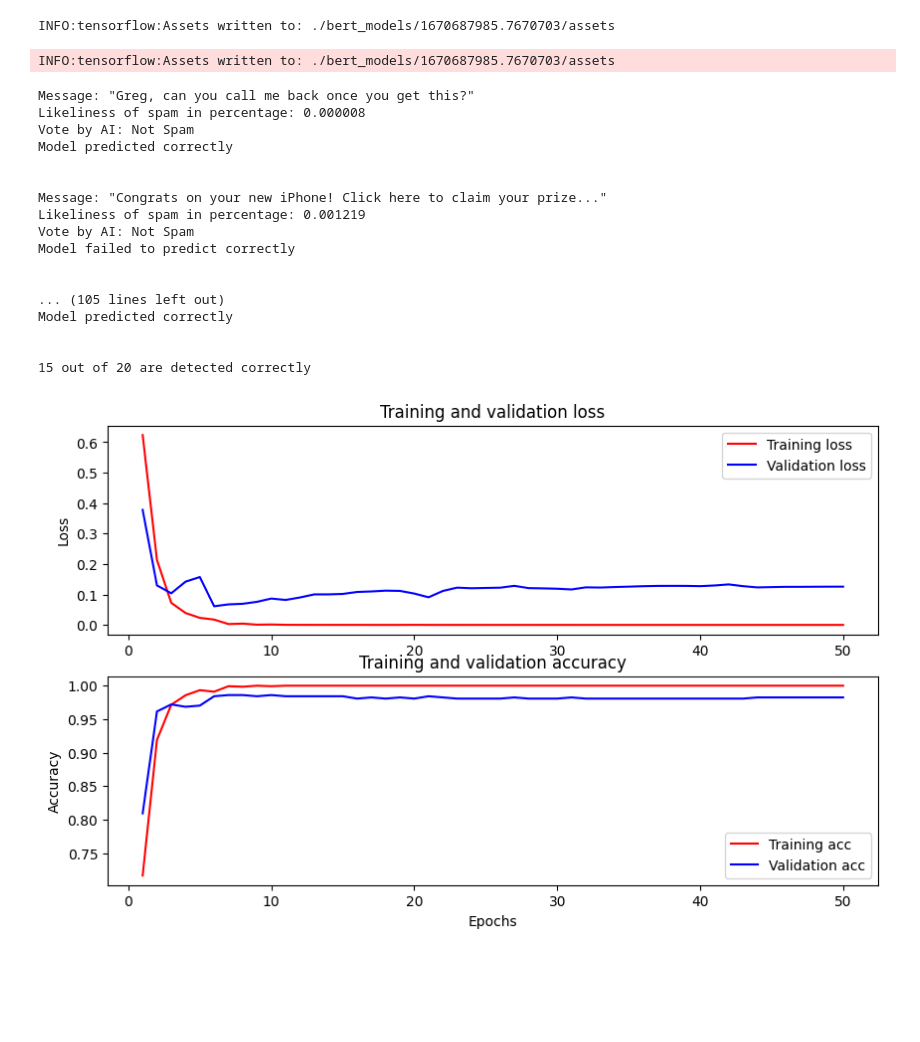
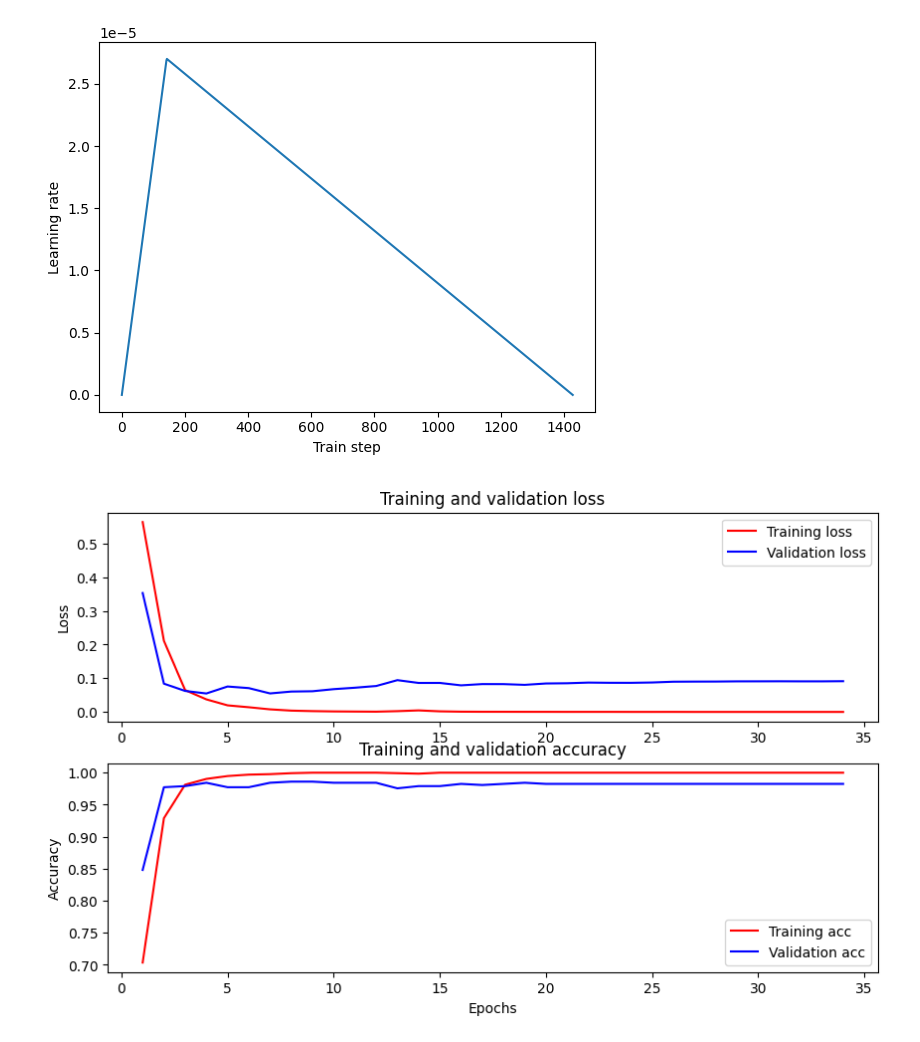
Before and after one commit to MTRNord/matrix-spam-ml, a Jupyter notebook: bert.ipynb, the cells around one changed output. Drawn from its saved outputs; the diff is of its cells as text; code cells hidden in the pictures; blank space fills up the shorter version.

```diff
--- a/bert.ipynb
+++ b/bert.ipynb
@@ -8,7 +8,8 @@ import tensorflow_hub as hub
 import pandas as pd
 import tensorflow as tf
 import tensorflow_hub as hub
-from official.nlp import optimization  # to create AdamW optimizer
+import tensorflow_models as tfm
+#from official.nlp import optimization  # to create AdamW optimizer
 import tensorflow_text as text # needed even if unused
 import time
 
@@ -88,16 +89,36 @@ tf.keras.utils.plot_model(classifier_model, show_dtype=True)
 loss = tf.keras.losses.BinaryCrossentropy(from_logits=True)
 metrics = tf.metrics.BinaryAccuracy()
 
-epochs = 50
+epochs = 34
 steps_per_epoch = tf.data.experimental.cardinality(train_ds).numpy()
 num_train_steps = steps_per_epoch * epochs
 num_warmup_steps = int(0.1*num_train_steps)
 
 init_lr = 3e-5
-optimizer = optimization.create_optimizer(init_lr=init_lr,
-                                          num_train_steps=num_train_steps,
-                                          num_warmup_steps=num_warmup_steps,
-                                          optimizer_type='adamw')
+linear_decay = tf.keras.optimizers.schedules.PolynomialDecay(
+    initial_learning_rate=init_lr,
+    end_learning_rate=0,
+    decay_steps=num_train_steps)
+warmup_schedule = tfm.optimization.lr_schedule.LinearWarmup(
+    warmup_learning_rate = 0,
+    after_warmup_lr_sched = linear_decay,
+    warmup_steps = num_warmup_steps
+)
+x = tf.linspace(0, num_train_steps, 1001)
+y = [warmup_schedule(xi) for xi in x]
+plt.plot(x,y)
+plt.xlabel('Train step')
+plt.ylabel('Learning rate')
+
+
+
+#optimizer = optimization.create_optimizer(init_lr=init_lr,
+#                                          num_train_steps=num_train_steps,
+#                                          num_warmup_steps=num_warmup_steps,
+#                                          optimizer_type='adamw')
+optimizer = tf.keras.optimizers.experimental.Adam(
+    learning_rate = warmup_schedule)
+
 
 classifier_model.compile(optimizer=optimizer,
                          loss=loss,
@@ -261,20 +285,2 @@ WARNING:absl:Found untraced functions such as restored_function_body, restored_f
-INFO:tensorflow:Assets written to: ./bert_models/1670687985.7670703/assets
-INFO:tensorflow:Assets written to: ./bert_models/1670687985.7670703/assets
-Message: "Greg, can you call me back once you get this?"
-Likeliness of spam in percentage: 0.000008
-Vote by AI: Not Spam
-Model predicted correctly
-
-
-Message: "Congrats on your new iPhone! Click here to claim your prize..."
-Likeliness of spam in percentage: 0.001219
-Vote by AI: Not Spam
-Model failed to predict correctly
-
-
-... (105 lines left out)
-Model predicted correctly
-
-
-15 out of 20 are detected correctly
-[figure, old version]
+[figure, new version]
+[figure, added]
```
Also changed, not shown: parts of 1 cell of this notebook, 10 other files.
